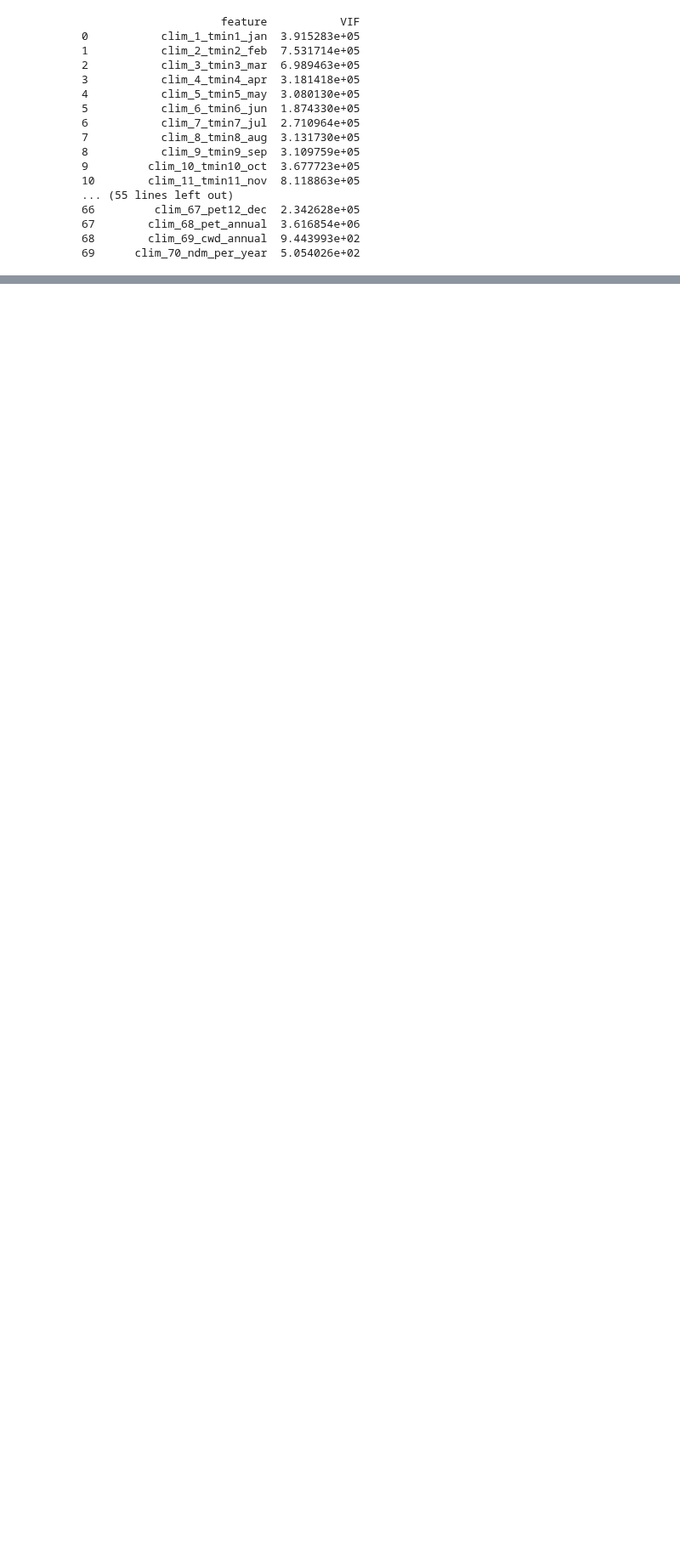
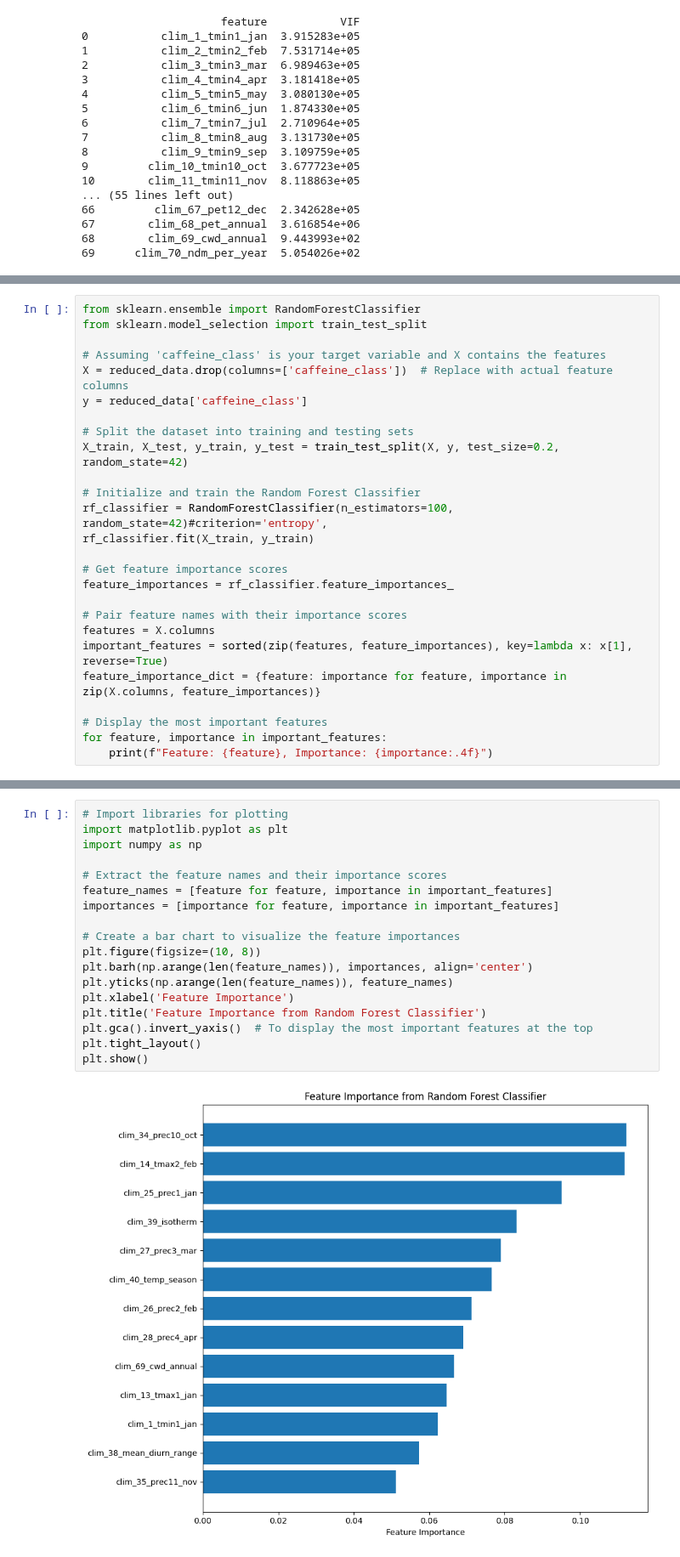
Before and after one commit to tahiri-lab/py_madaclim, a Jupyter notebook: workdir/analysis/bin/attribute_analysis.ipynb, the cells around one changed output, grey strips where cells are left out. Shown at 85% size. Cells and saved outputs as stored; diff of their text form; blank space fills up the shorter version.

```diff
--- a/workdir/analysis/bin/attribute_analysis.ipynb
+++ b/workdir/analysis/bin/attribute_analysis.ipynb
@@ -456,0 +471,26 @@ print(f"Reduced dataset shape (after removing highly correlated features): {redu
+# %%
+from sklearn.ensemble import RandomForestClassifier
+from sklearn.model_selection import train_test_split
+
+# Assuming 'caffeine_class' is your target variable and X contains the features
+X = reduced_data.drop(columns=['caffeine_class'])  # Replace with actual feature columns
+y = reduced_data['caffeine_class']
+
+# Split the dataset into training and testing sets
+X_train, X_test, y_train, y_test = train_test_split(X, y, test_size=0.2, random_state=42)
+
+# Initialize and train the Random Forest Classifier
+rf_classifier = RandomForestClassifier(n_estimators=100, random_state=42)#criterion='entropy',
+rf_classifier.fit(X_train, y_train)
+
+# Get feature importance scores
+feature_importances = rf_classifier.feature_importances_
+
+# Pair feature names with their importance scores
+features = X.columns
+important_features = sorted(zip(features, feature_importances), key=lambda x: x[1], reverse=True)
+feature_importance_dict = {feature: importance for feature, importance in zip(X.columns, feature_importances)}
+
+# Display the most important features
+for feature, importance in important_features:
+    print(f"Feature: {feature}, Importance: {importance:.4f}")
@@ -456,0 +519,20 @@ print(f"Reduced dataset shape (after removing highly correlated features): {redu
+# %%
+# Import libraries for plotting
+import matplotlib.pyplot as plt
+import numpy as np
+
+# Extract the feature names and their importance scores
+feature_names = [feature for feature, importance in important_features]
+importances = [importance for feature, importance in important_features]
+
+# Create a bar chart to visualize the feature importances
+plt.figure(figsize=(10, 8))
+plt.barh(np.arange(len(feature_names)), importances, align='center')
+plt.yticks(np.arange(len(feature_names)), feature_names)
+plt.xlabel('Feature Importance')
+plt.title('Feature Importance from Random Forest Classifier')
+plt.gca().invert_yaxis()  # To display the most important features at the top
+plt.tight_layout()
+plt.show()
+# %% [output]
+[figure, added]
```
Also changed, not shown: parts of 22 cells of this notebook, 1 other file.
